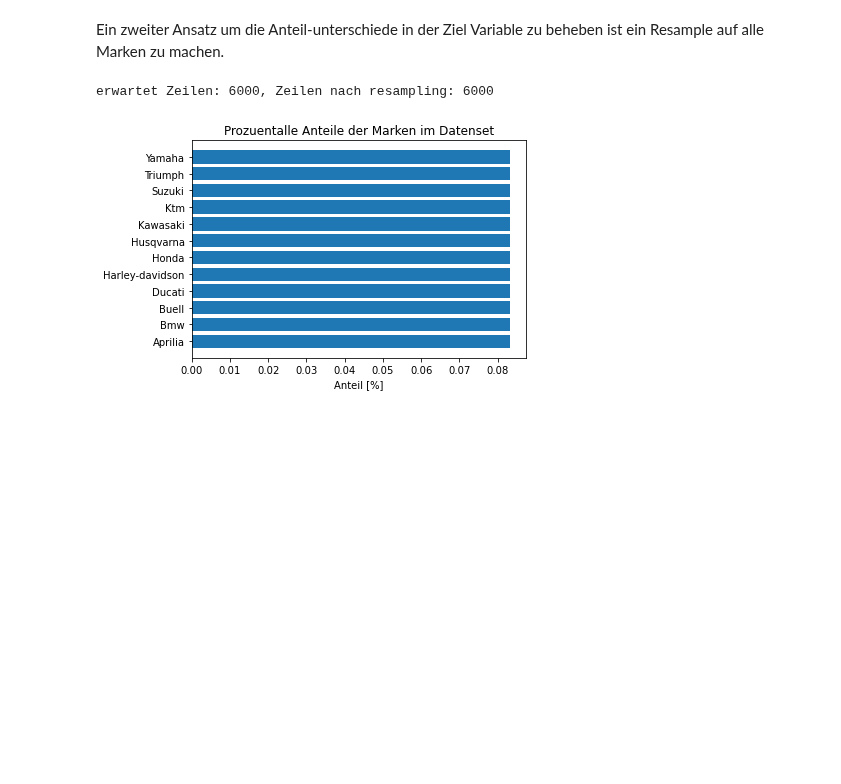
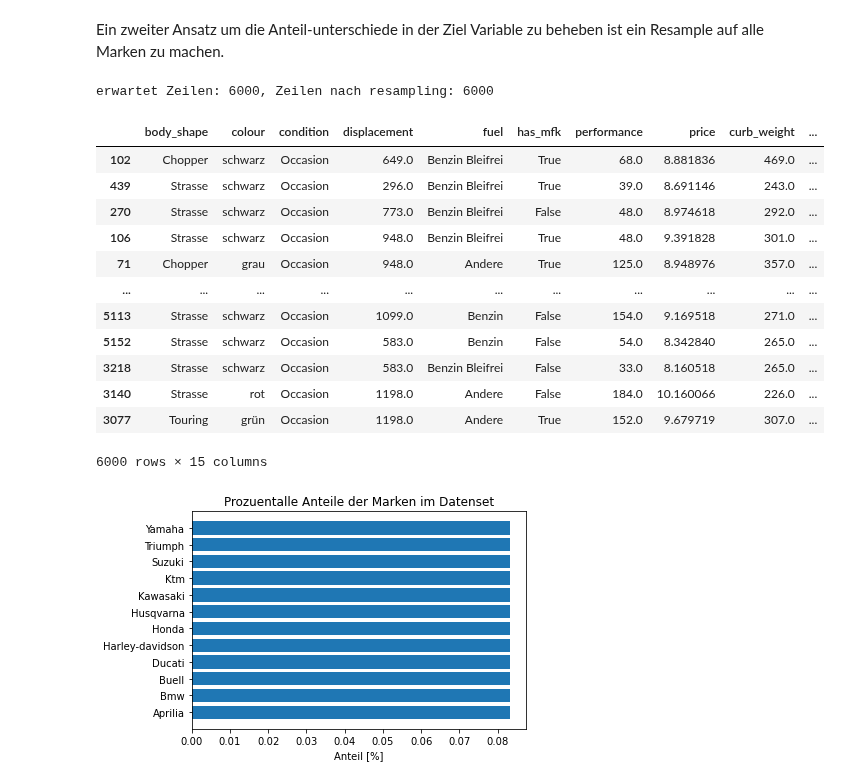
Before and after one commit to rootpi2203/ds_gml, a Jupyter notebook: gml_minichallenge_2/gml_minichallenge_2.ipynb, the cells around one changed output. Drawn from its saved outputs; the diff is of its cells as text; code cells hidden in the pictures; blank space fills up the shorter version.

```diff
--- a/gml_minichallenge_2/gml_minichallenge_2.ipynb
+++ b/gml_minichallenge_2/gml_minichallenge_2.ipynb
@@ -682,22 +682,36 @@ Ein zweiter Ansatz um die Anteil-unterschiede in der Ziel Variable zu beheben is
 # %%
 # Alle Attribute resamplen zu gleichen Anteilen im Datensatz
 df_moto_sampling2 = pd.DataFrame()
 n_sample = 500
 
 brand_names = df_moto_clean_mlp['brand'].unique()
 for brand in brand_names:
     # df mit Markenname
     act_brand = df_moto_clean_mlp[df_moto_clean_mlp['brand'] == brand]
     # up or downsample
     up_downsample = resample(act_brand,
              replace=True,
              n_samples=n_sample,
              random_state=42)
 
     df_moto_sampling2 = pd.concat([df_moto_sampling2, up_downsample])
 print(f'erwartet Zeilen: {n_sample * len(brand_names)}, Zeilen nach resampling: {df_moto_sampling2.shape[0]}')
+df_moto_sampling2
 # %% [output]
 erwartet Zeilen: 6000, Zeilen nach resampling: 6000
+|  | body_shape | colour | condition | displacement | fuel | has_mfk | performance | price | curb_weight | ... |
+| 102 | Chopper | schwarz | Occasion | 649.0 | Benzin Bleifrei | True | 68.0 | 8.881836 | 469.0 | ... |
+| 439 | Strasse | schwarz | Occasion | 296.0 | Benzin Bleifrei | True | 39.0 | 8.691146 | 243.0 | ... |
+| 270 | Strasse | schwarz | Occasion | 773.0 | Benzin Bleifrei | False | 48.0 | 8.974618 | 292.0 | ... |
+| 106 | Strasse | schwarz | Occasion | 948.0 | Benzin Bleifrei | True | 48.0 | 9.391828 | 301.0 | ... |
+| 71 | Chopper | grau | Occasion | 948.0 | Andere | True | 125.0 | 8.948976 | 357.0 | ... |
+| ... | ... | ... | ... | ... | ... | ... | ... | ... | ... | ... |
+| 5113 | Strasse | schwarz | Occasion | 1099.0 | Benzin | False | 154.0 | 9.169518 | 271.0 | ... |
+| 5152 | Strasse | schwarz | Occasion | 583.0 | Benzin | False | 54.0 | 8.342840 | 265.0 | ... |
+| 3218 | Strasse | schwarz | Occasion | 583.0 | Benzin Bleifrei | False | 33.0 | 8.160518 | 265.0 | ... |
+| 3140 | Strasse | rot | Occasion | 1198.0 | Andere | False | 184.0 | 10.160066 | 226.0 | ... |
+| 3077 | Touring | grün | Occasion | 1198.0 | Andere | True | 152.0 | 9.679719 | 307.0 | ... |
+6000 rows × 15 columns
 # %%
 # Berechen Marken Anteile auf dem korrigierten Datensatz
 brand_resample_count = pd.DataFrame(df_moto_sampling2['brand'].value_counts())
```
Also changed, not shown: parts of 17 cells of this notebook.
